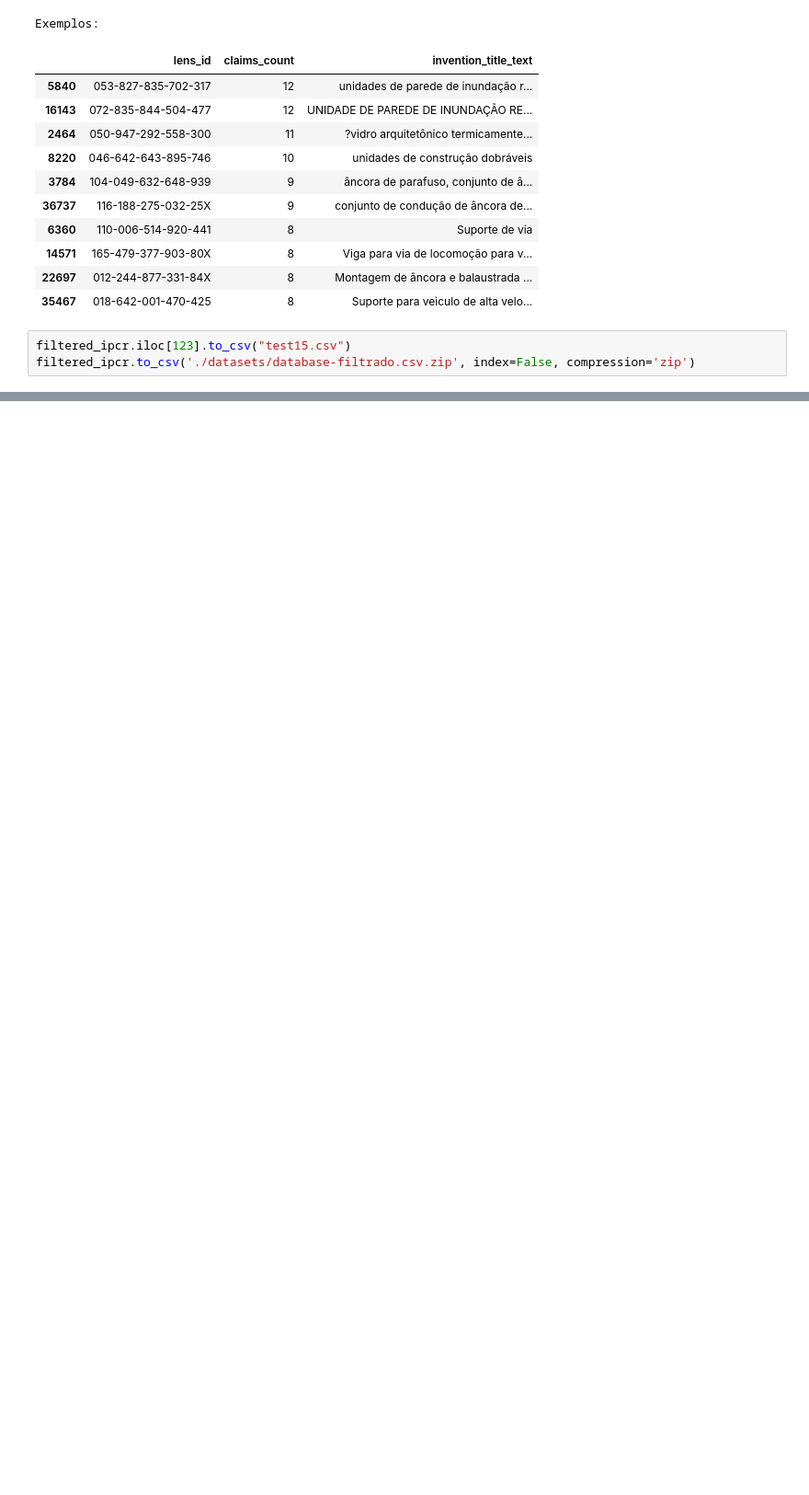
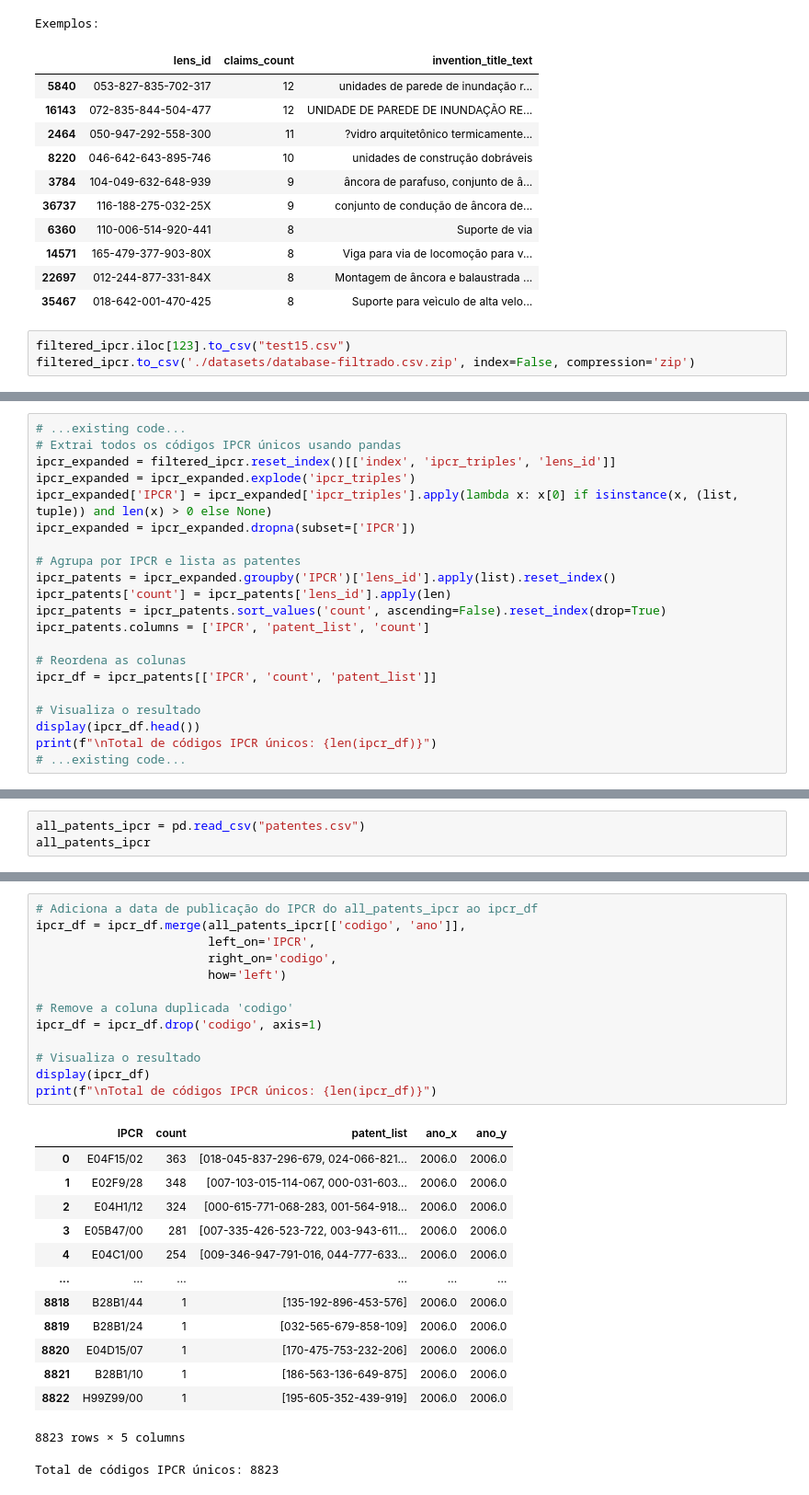
Before and after one commit to devlhm/artigo-rp2, a Jupyter notebook: analise_patentes/analise.ipynb, the cells around one changed output, grey strips where cells are left out. Shown at 92% size. Saved outputs shown, nothing was run; the diff lists cells and outputs as text; blank space fills up the shorter version.

```diff
--- a/analise_patentes/analise.ipynb
+++ b/analise_patentes/analise.ipynb
@@ -813,0 +856,21 @@ filtered_ipcr.to_csv('./datasets/database-filtrado.csv.zip', index=False, compre
+# %%
+# ...existing code...
+# Extrai todos os códigos IPCR únicos usando pandas
+ipcr_expanded = filtered_ipcr.reset_index()[['index', 'ipcr_triples', 'lens_id']]
+ipcr_expanded = ipcr_expanded.explode('ipcr_triples')
+ipcr_expanded['IPCR'] = ipcr_expanded['ipcr_triples'].apply(lambda x: x[0] if isinstance(x, (list, tuple)) and len(x) > 0 else None)
+ipcr_expanded = ipcr_expanded.dropna(subset=['IPCR'])
+
+# Agrupa por IPCR e lista as patentes
+ipcr_patents = ipcr_expanded.groupby('IPCR')['lens_id'].apply(list).reset_index()
+ipcr_patents['count'] = ipcr_patents['lens_id'].apply(len)
+ipcr_patents = ipcr_patents.sort_values('count', ascending=False).reset_index(drop=True)
+ipcr_patents.columns = ['IPCR', 'patent_list', 'count']
+
+# Reordena as colunas
+ipcr_df = ipcr_patents[['IPCR', 'count', 'patent_list']]
+
+# Visualiza o resultado
+display(ipcr_df.head())
+print(f"\nTotal de códigos IPCR únicos: {len(ipcr_df)}")
+# ...existing code...
@@ -813,0 +885,3 @@ filtered_ipcr.to_csv('./datasets/database-filtrado.csv.zip', index=False, compre
+# %%
+all_patents_ipcr = pd.read_csv("patentes.csv")
+all_patents_ipcr
@@ -813,0 +902,28 @@ filtered_ipcr.to_csv('./datasets/database-filtrado.csv.zip', index=False, compre
+# %%
+# Adiciona a data de publicação do IPCR do all_patents_ipcr ao ipcr_df
+ipcr_df = ipcr_df.merge(all_patents_ipcr[['codigo', 'ano']],
+                        left_on='IPCR',
+                        right_on='codigo',
+                        how='left')
+
+# Remove a coluna duplicada 'codigo'
+ipcr_df = ipcr_df.drop('codigo', axis=1)
+
+# Visualiza o resultado
+display(ipcr_df)
+print(f"\nTotal de códigos IPCR únicos: {len(ipcr_df)}")
+# %% [output]
+|  | IPCR | count | patent_list | ano_x | ano_y |
+| 0 | E04F15/02 | 363 | [018-045-837-296-679, 024-066-821... | 2006.0 | 2006.0 |
+| 1 | E02F9/28 | 348 | [007-103-015-114-067, 000-031-603... | 2006.0 | 2006.0 |
+| 2 | E04H1/12 | 324 | [000-615-771-068-283, 001-564-918... | 2006.0 | 2006.0 |
+| 3 | E05B47/00 | 281 | [007-335-426-523-722, 003-943-611... | 2006.0 | 2006.0 |
+| 4 | E04C1/00 | 254 | [009-346-947-791-016, 044-777-633... | 2006.0 | 2006.0 |
+| ... | ... | ... | ... | ... | ... |
+| 8818 | B28B1/44 | 1 | [135-192-896-453-576] | 2006.0 | 2006.0 |
+| 8819 | B28B1/24 | 1 | [032-565-679-858-109] | 2006.0 | 2006.0 |
+| 8820 | E04D15/07 | 1 | [170-475-753-232-206] | 2006.0 | 2006.0 |
+| 8821 | B28B1/10 | 1 | [186-563-136-649-875] | 2006.0 | 2006.0 |
+| 8822 | H99Z99/00 | 1 | [195-605-352-439-919] | 2006.0 | 2006.0 |
+8823 rows × 5 columns
+Total de códigos IPCR únicos: 8823
```
Also changed, not shown: parts of 4 cells of this notebook, 3 other files.
